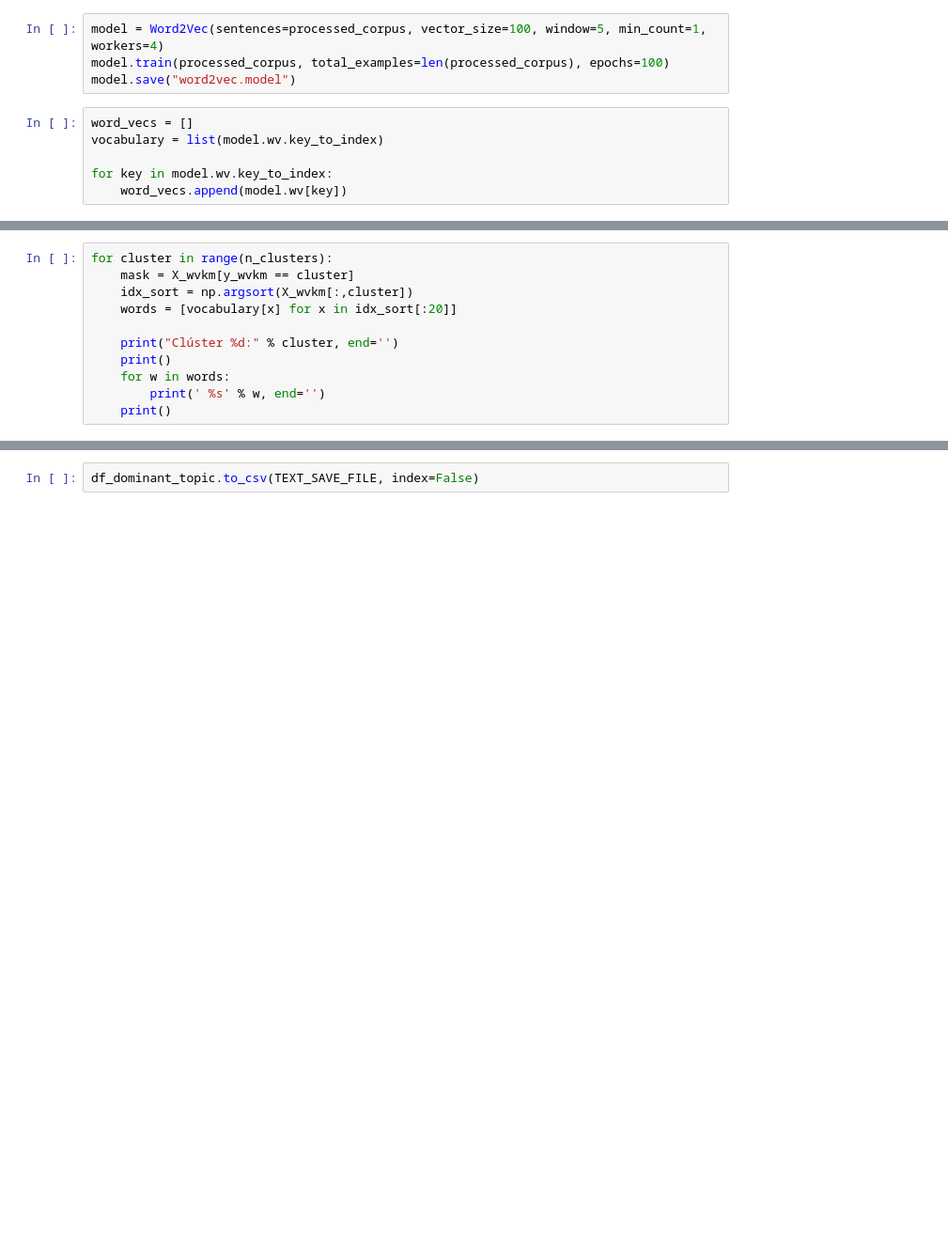
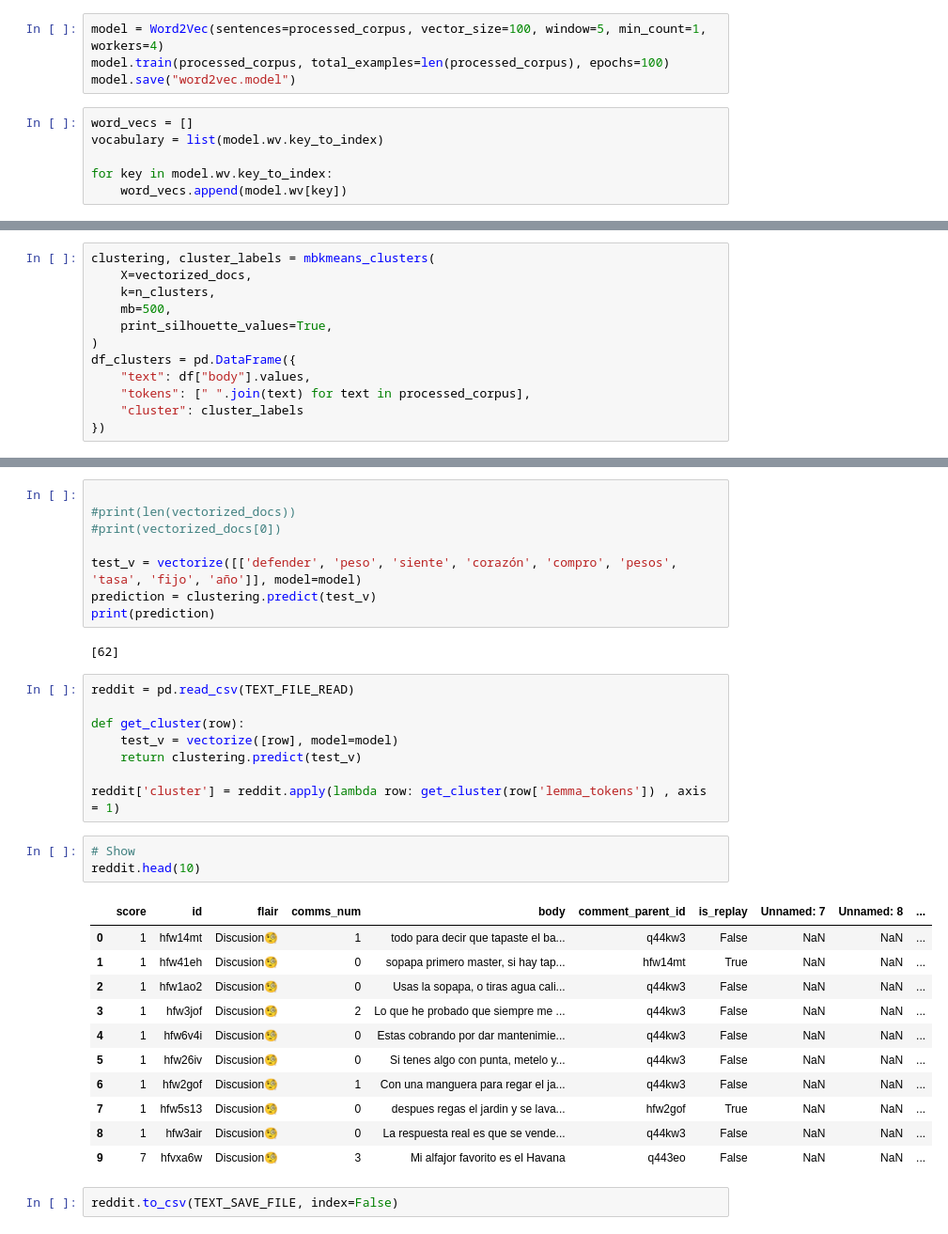
Before and after one commit to PerseoSoft/redditHateSpeech, a Jupyter notebook: src/3b_pipeline_embedding.ipynb, the cells around one changed output, grey strips where cells are left out. Shown at 94% size. Cells and saved outputs as stored; diff of their text form; blank space fills up the shorter version.

```diff
--- a/src/3b_pipeline_embedding.ipynb
+++ b/src/3b_pipeline_embedding.ipynb
@@ -63,11 +63,0 @@ y_wvkm = kmeans.predict(word_vecs)
-# %%
-for cluster in range(n_clusters):
-    mask = X_wvkm[y_wvkm == cluster]
-    idx_sort = np.argsort(X_wvkm[:,cluster])
-    words = [vocabulary[x] for x in idx_sort[:20]]
-
-    print("Clúster %d:" % cluster, end='')
-    print()
-    for w in words:
-        print(' %s' % w, end='')
-    print()
@@ -142,0 +163,12 @@ df_dominant_topic.head(10)
+# %%
+clustering, cluster_labels = mbkmeans_clusters(
+	X=vectorized_docs,
+    k=n_clusters,
+    mb=500,
+    print_silhouette_values=True,
+)
+df_clusters = pd.DataFrame({
+    "text": df["body"].values,
+    "tokens": [" ".join(text) for text in processed_corpus],
+    "cluster": cluster_labels
+})
@@ -143,2 +266,35 @@ df_dominant_topic.head(10)
+# %%
+
+#print(len(vectorized_docs))
+#print(vectorized_docs[0])
+
+test_v = vectorize([['defender', 'peso', 'siente', 'corazón', 'compro', 'pesos', 'tasa', 'fijo', 'año']], model=model)
+prediction = clustering.predict(test_v)
+print(prediction)
+# %% [output]
+[62]
+# %%
+reddit = pd.read_csv(TEXT_FILE_READ)
+
+def get_cluster(row):
+    test_v = vectorize([row], model=model)
+    return clustering.predict(test_v)
+
+reddit['cluster'] = reddit.apply(lambda row: get_cluster(row['lemma_tokens']) , axis = 1)
+# %%
+# Show
+reddit.head(10)
+# %% [output]
+|  | score | id | flair | comms_num | body | comment_parent_id | is_replay | Unnamed: 7 | Unnamed: 8 | ... |
+| 0 | 1 | hfw14mt | Discusion🧐 | 1 | todo para decir que tapaste el ba... | q44kw3 | False | NaN | NaN | ... |
+| 1 | 1 | hfw41eh | Discusion🧐 | 0 | sopapa primero master, si hay tap... | hfw14mt | True | NaN | NaN | ... |
+| 2 | 1 | hfw1ao2 | Discusion🧐 | 0 | Usas la sopapa, o tiras agua cali... | q44kw3 | False | NaN | NaN | ... |
+| 3 | 1 | hfw3jof | Discusion🧐 | 2 | Lo que he probado que siempre me ... | q44kw3 | False | NaN | NaN | ... |
+| 4 | 1 | hfw6v4i | Discusion🧐 | 0 | Estas cobrando por dar mantenimie... | q44kw3 | False | NaN | NaN | ... |
+| 5 | 1 | hfw26iv | Discusion🧐 | 0 | Si tenes algo con punta, metelo y... | q44kw3 | False | NaN | NaN | ... |
+| 6 | 1 | hfw2gof | Discusion🧐 | 1 | Con una manguera para regar el ja... | q44kw3 | False | NaN | NaN | ... |
+| 7 | 1 | hfw5s13 | Discusion🧐 | 0 | despues regas el jardin y se lava... | hfw2gof | True | NaN | NaN | ... |
+| 8 | 1 | hfw3air | Discusion🧐 | 0 | La respuesta real es que se vende... | q44kw3 | False | NaN | NaN | ... |
+| 9 | 7 | hfvxa6w | Discusion🧐 | 3 | Mi alfajor favorito es el Havana | q443eo | False | NaN | NaN | ... |
 # %%
-df_dominant_topic.to_csv(TEXT_SAVE_FILE, index=False)
+reddit.to_csv(TEXT_SAVE_FILE, index=False)
```
Also changed, not shown: parts of 25 cells of this notebook, 15 other files.
